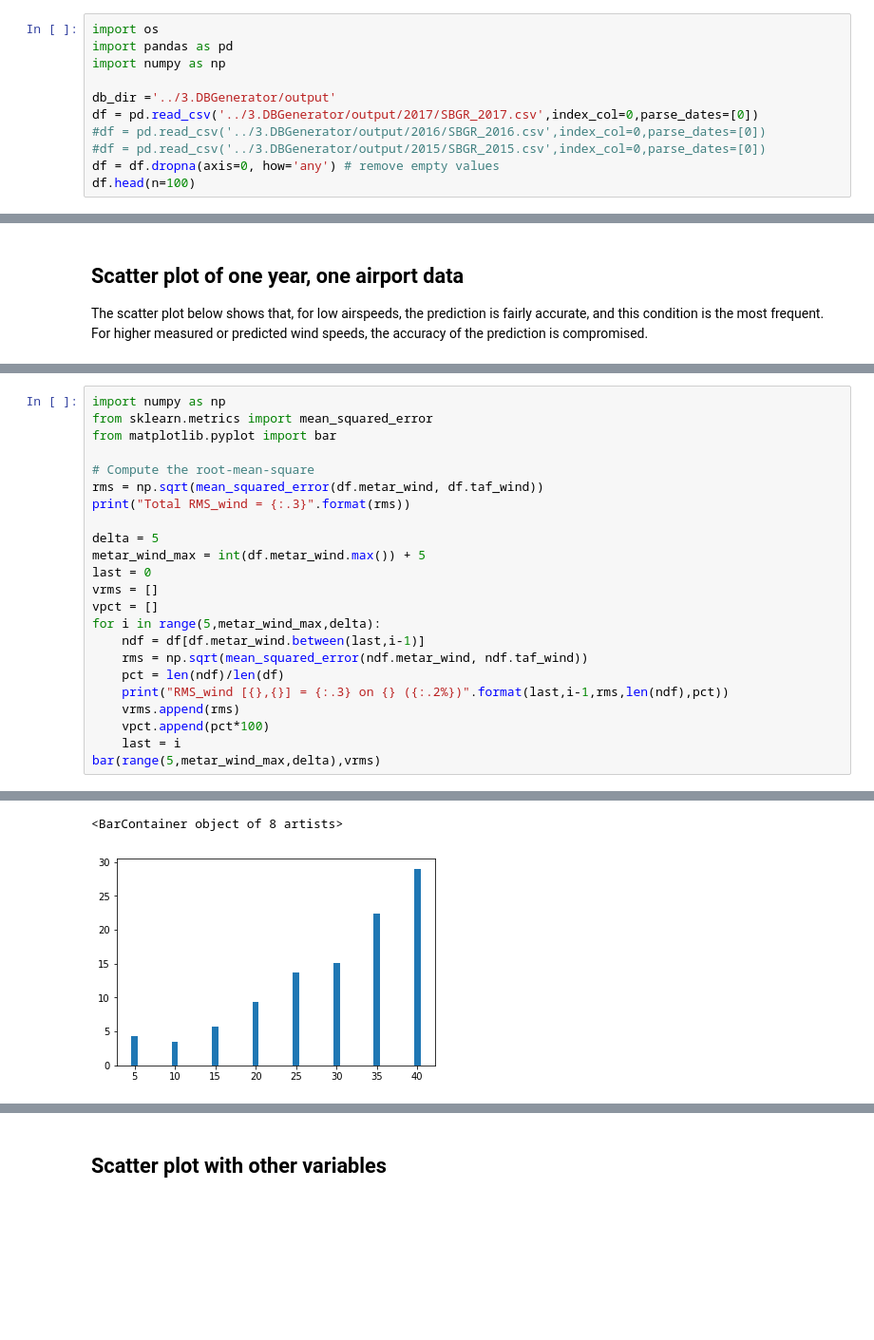
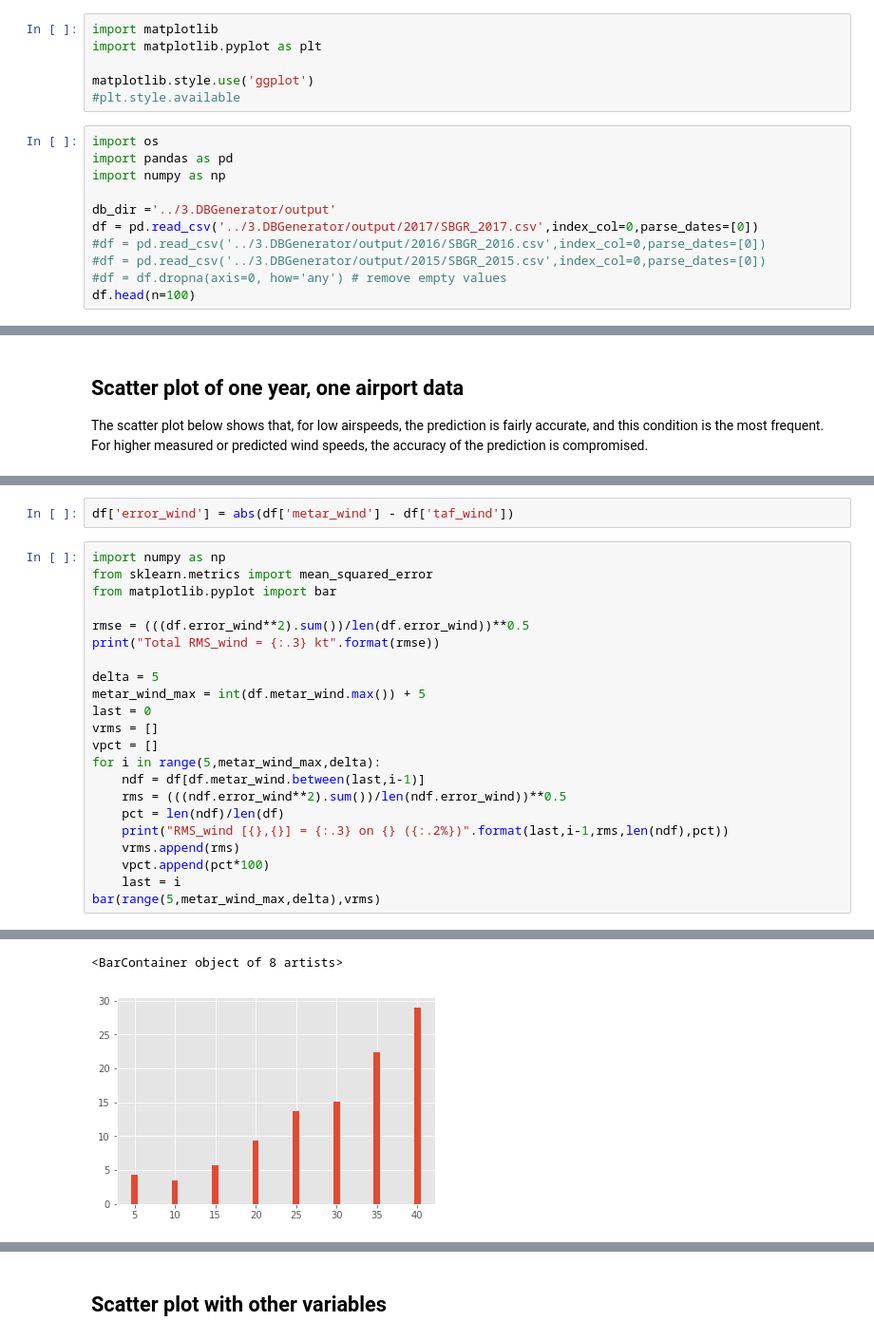
Before and after one commit to velame/Curso_DataScience, a Jupyter notebook: 4.DataAnalysis/eda_metartaf_notebook.ipynb, the cells around one changed output, grey strips where cells are left out. Shown at 95% size. Cells and saved outputs as stored; diff of their text form; blank space fills up the shorter version.

```diff
--- a/4.DataAnalysis/eda_metartaf_notebook.ipynb
+++ b/4.DataAnalysis/eda_metartaf_notebook.ipynb
@@ -17,5 +20,11 @@ Messages samples:
 
 ref: https://www.redemet.aer.mil.br
+# %%
+import matplotlib
+import matplotlib.pyplot as plt
+
+matplotlib.style.use('ggplot')
+#plt.style.available
 # %%
 import os
 import pandas as pd
@@ -25,7 +34,7 @@ db_dir ='../3.DBGenerator/output'
 df = pd.read_csv('../3.DBGenerator/output/2017/SBGR_2017.csv',index_col=0,parse_dates=[0])
 #df = pd.read_csv('../3.DBGenerator/output/2016/SBGR_2016.csv',index_col=0,parse_dates=[0])
 #df = pd.read_csv('../3.DBGenerator/output/2015/SBGR_2015.csv',index_col=0,parse_dates=[0])
-df = df.dropna(axis=0, how='any') # remove empty values
+#df = df.dropna(axis=0, how='any') # remove empty values
 df.head(n=100)
 # %% [output]
 |  | metar_wind | metar_TS | metar_GRGS | metar_CB | metar_TCU | taf_wind | taf_TS | taf_GRGS | taf_CB | taf_TCU |
@@ -83,13 +109,14 @@ df.plot.scatter(x='metar_wind',y='taf_wind',alpha=1/15)
 
 It's possible to see, from the RMS of the error, that, indeed, the error on low wind speeds is reduced. Up to 4kt, the RMS of the error is 4.26 and from 5kt to 9kt, it's 3.5. Even though the complete data RMS error is quite low (4.33), the RMS error for wind speeds of more than 10kt increases rapidly.
+# %%
+df['error_wind'] = abs(df['metar_wind'] - df['taf_wind'])
 # %%
 import numpy as np
 from sklearn.metrics import mean_squared_error
 from matplotlib.pyplot import bar
 
-# Compute the root-mean-square
-rms = np.sqrt(mean_squared_error(df.metar_wind, df.taf_wind))
-print("Total RMS_wind = {:.3}".format(rms))
+rmse = (((df.error_wind**2).sum())/len(df.error_wind))**0.5
+print("Total RMS_wind = {:.3} kt".format(rmse))
 
 delta = 5
 metar_wind_max = int(df.metar_wind.max()) + 5
@@ -98,7 +125,7 @@ vrms = []
 vpct = []
 for i in range(5,metar_wind_max,delta):
     ndf = df[df.metar_wind.between(last,i-1)]
-    rms = np.sqrt(mean_squared_error(ndf.metar_wind, ndf.taf_wind))
+    rms = (((ndf.error_wind**2).sum())/len(ndf.error_wind))**0.5
     pct = len(ndf)/len(df)
     print("RMS_wind [{},{}] = {:.3} on {} ({:.2%})".format(last,i-1,rms,len(ndf),pct))
     vrms.append(rms)
@@ -116,4 +143,4 @@ RMS_wind [25,29] = 15.2 on 25 (0.30%)
 RMS_wind [30,34] = 22.3 on 10 (0.12%)
 RMS_wind [35,39] = 29.0 on 2 (0.02%)
 <BarContainer object of 8 artists>
-[figure, old version]
+[figure, new version]
```
Also changed, not shown: parts of 25 cells of this notebook.
